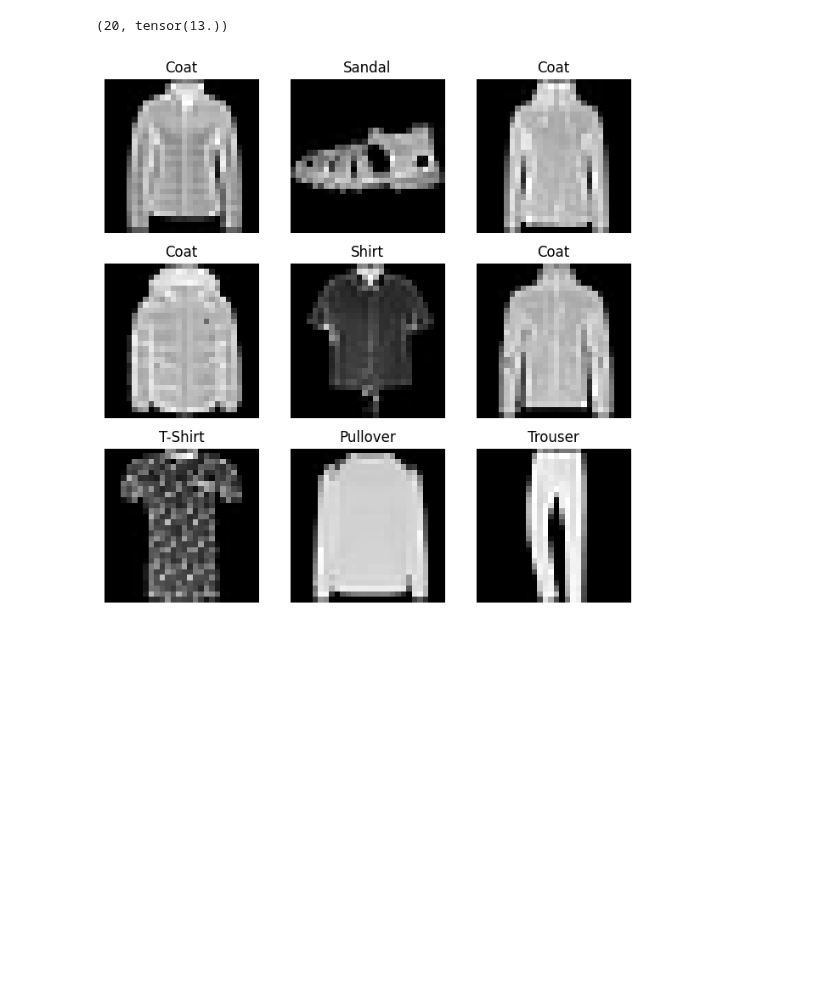
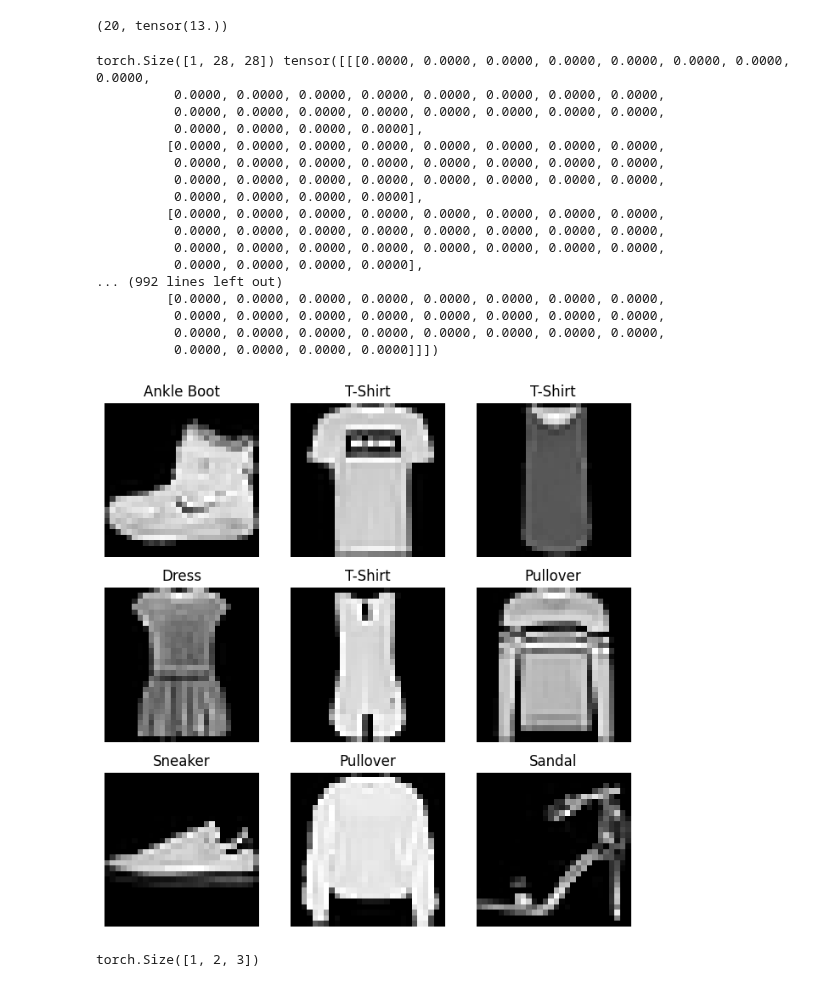
Before and after one commit to weip2008/LearnTorch, a Jupyter notebook: doc/torchBasics.ipynb, the cells around one changed output. Drawn from its saved outputs; the diff is of its cells as text; code cells hidden in the pictures; blank space fills up the shorter version.

Commit message:
display fashion images

```diff
--- a/doc/torchBasics.ipynb
+++ b/doc/torchBasics.ipynb
@@ -162,25 +162,51 @@ test_data = datasets.FashionMNIST(
 # %%
 labels_map = {
     0: "T-Shirt",
     1: "Trouser",
     2: "Pullover",
     3: "Dress",
     4: "Coat",
     5: "Sandal",
     6: "Shirt",
     7: "Sneaker",
     8: "Bag",
     9: "Ankle Boot",
 }
 figure = plt.figure(figsize=(8, 8))
 cols, rows = 3, 3
-for i in range(1, cols * rows + 1):
-    sample_idx = torch.randint(len(training_data), size=(1,)).item() # get random index
+for i in range(0, cols * rows): # [0,9)
+#    sample_idx = torch.randint(len(training_data), size=(1,)).item() # get random index
+    sample_idx = i
+#    print(sample_idx, len(training_data))
     img, label = training_data[sample_idx]
-    figure.add_subplot(rows, cols, i)
+    print(img.shape, img)
+#    print(img[0,0,0])
+    figure.add_subplot(rows, cols, i+1)
     plt.title(labels_map[label])
     plt.axis("off")
     plt.imshow(img.squeeze(), cmap="gray")
 plt.show()
 # %% [output]
+torch.Size([1, 28, 28]) tensor([[[0.0000, 0.0000, 0.0000, 0.0000, 0.0000, 0.0000, 0.0000, 0.0000,
+          0.0000, 0.0000, 0.0000, 0.0000, 0.0000, 0.0000, 0.0000, 0.0000,
+          0.0000, 0.0000, 0.0000, 0.0000, 0.0000, 0.0000, 0.0000, 0.0000,
+          0.0000, 0.0000, 0.0000, 0.0000],
+         [0.0000, 0.0000, 0.0000, 0.0000, 0.0000, 0.0000, 0.0000, 0.0000,
+          0.0000, 0.0000, 0.0000, 0.0000, 0.0000, 0.0000, 0.0000, 0.0000,
+          0.0000, 0.0000, 0.0000, 0.0000, 0.0000, 0.0000, 0.0000, 0.0000,
+          0.0000, 0.0000, 0.0000, 0.0000],
+         [0.0000, 0.0000, 0.0000, 0.0000, 0.0000, 0.0000, 0.0000, 0.0000,
+          0.0000, 0.0000, 0.0000, 0.0000, 0.0000, 0.0000, 0.0000, 0.0000,
+          0.0000, 0.0000, 0.0000, 0.0000, 0.0000, 0.0000, 0.0000, 0.0000,
+          0.0000, 0.0000, 0.0000, 0.0000],
+... (992 lines left out)
+         [0.0000, 0.0000, 0.0000, 0.0000, 0.0000, 0.0000, 0.0000, 0.0000,
+          0.0000, 0.0000, 0.0000, 0.0000, 0.0000, 0.0000, 0.0000, 0.0000,
+          0.0000, 0.0000, 0.0000, 0.0000, 0.0000, 0.0000, 0.0000, 0.0000,
+          0.0000, 0.0000, 0.0000, 0.0000]]])
-[figure, old version]
+[figure, new version]
+# %%
+list1 = torch.tensor([[[1,2,3],[4,5,6]]])
+print(list1.shape)
+# %% [output]
+torch.Size([1, 2, 3])
```
Also changed, not shown: parts of 2 cells of this notebook, 4 other files.
